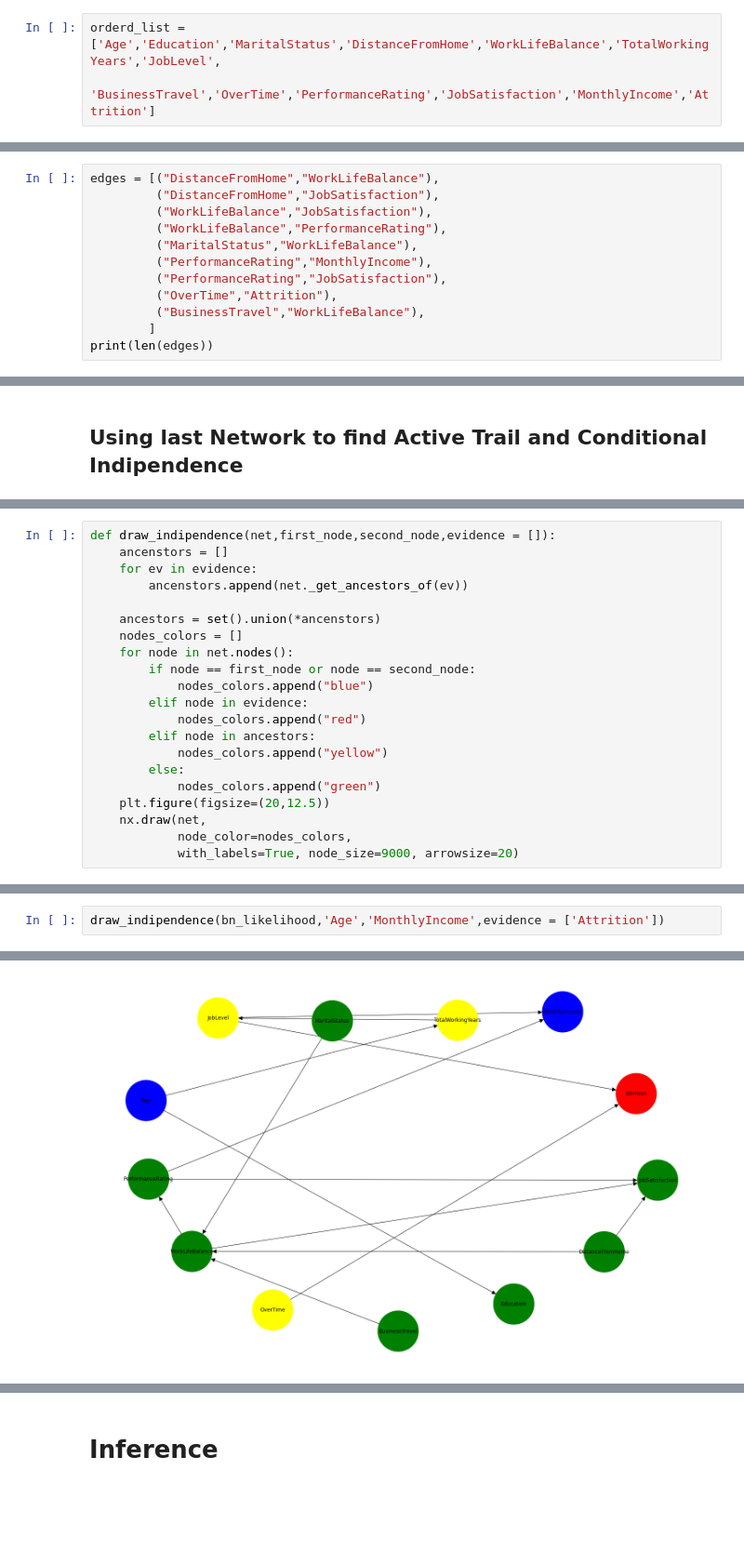
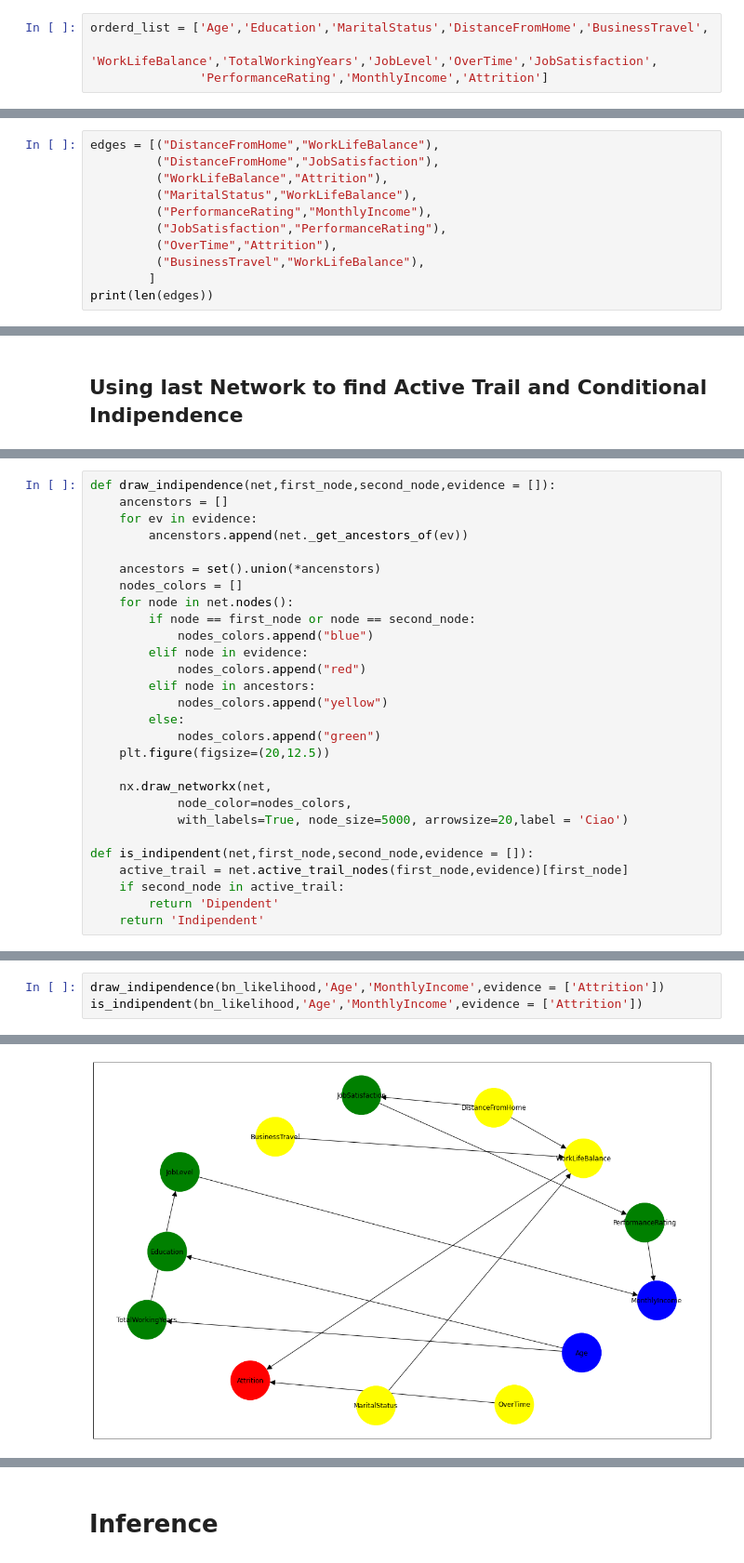
Before and after one commit to jacopodabramo/FAIKR3, a Jupyter notebook: BayesianNet.ipynb, the cells around one changed output, grey strips where cells are left out. Shown at 93% size. Drawn from its saved outputs; the diff is of its cells as text; blank space fills up the shorter version.

```diff
--- a/BayesianNet.ipynb
+++ b/BayesianNet.ipynb
@@ -78,8 +78,9 @@ display(pd.DataFrame(p_values, columns=cols, index=cols).apply(np.log))
 | TotalWorkingYears | -355.619684 | -40.851214 | -0.129714 | -1.675896 | -17.477097 | -681.598728 | -0.295545 | ... |
 | WorkLifeBalance | -0.065379 | -6.935569 | -0.069215 | -0.064895 | -0.166011 | -0.278890 | -0.384024 | ... |
 # %%
-orderd_list = ['Age','Education','MaritalStatus','DistanceFromHome','WorkLifeBalance','TotalWorkingYears','JobLevel',
-                'BusinessTravel','OverTime','PerformanceRating','JobSatisfaction','MonthlyIncome','Attrition']
+orderd_list = ['Age','Education','MaritalStatus','DistanceFromHome','BusinessTravel',
+               'WorkLifeBalance','TotalWorkingYears','JobLevel','OverTime','JobSatisfaction',
+               'PerformanceRating','MonthlyIncome','Attrition']
 # %%
 pcest = PC(df)
 pcmodel = pcest.estimate(variant = 'stable',max_cond_vars=4, significance_level=0.05)
@@ -128,11 +129,10 @@ Per esempio ho aggiunto archi che danno informazioni ai nodi che non hanno archi
 # %%
 edges = [("DistanceFromHome","WorkLifeBalance"),
          ("DistanceFromHome","JobSatisfaction"),
-         ("WorkLifeBalance","JobSatisfaction"),
-         ("WorkLifeBalance","PerformanceRating"),
+         ("WorkLifeBalance","Attrition"),
          ("MaritalStatus","WorkLifeBalance"),
          ("PerformanceRating","MonthlyIncome"),
-         ("PerformanceRating","JobSatisfaction"),
+         ("JobSatisfaction","PerformanceRating"),
          ("OverTime","Attrition"),
          ("BusinessTravel","WorkLifeBalance"),
         ]
@@ -394,8 +392,15 @@ def draw_indipendence(net,first_node,second_node,evidence = []):
         else:
             nodes_colors.append("green")
     plt.figure(figsize=(20,12.5))
-    nx.draw(net,
+
+    nx.draw_networkx(net,
             node_color=nodes_colors,
-            with_labels=True, node_size=9000, arrowsize=20)
+            with_labels=True, node_size=5000, arrowsize=20,label = 'Ciao')
+
+def is_indipendent(net,first_node,second_node,evidence = []):
+    active_trail = net.active_trail_nodes(first_node,evidence)[first_node]
+    if second_node in active_trail:
+        return 'Dipendent'
+    return 'Indipendent'
 # %%
 draw_indipendence(bn_likelihood,'Age','JobLevel',evidence = ['TotalWorkingYears'])
@@ -404,3 +411,4 @@ draw_indipendence(bn_likelihood,'Age','JobLevel',evidence = ['TotalWorkingYears'
 # %%
 draw_indipendence(bn_likelihood,'Age','MonthlyIncome',evidence = ['Attrition'])
+is_indipendent(bn_likelihood,'Age','MonthlyIncome',evidence = ['Attrition'])
 # %% [output]
@@ -407,3 +416,3 @@ draw_indipendence(bn_likelihood,'Age','MonthlyIncome',evidence = ['Attrition'])
-[figure, old version]
+[figure, new version]
 # %%
 draw_indipendence(bn_likelihood,'MonthlyIncome','DistanceFromHome',evidence = ['JobSatisfaction','JobLevel'])
```
Also changed, not shown: parts of 26 cells of this notebook.
